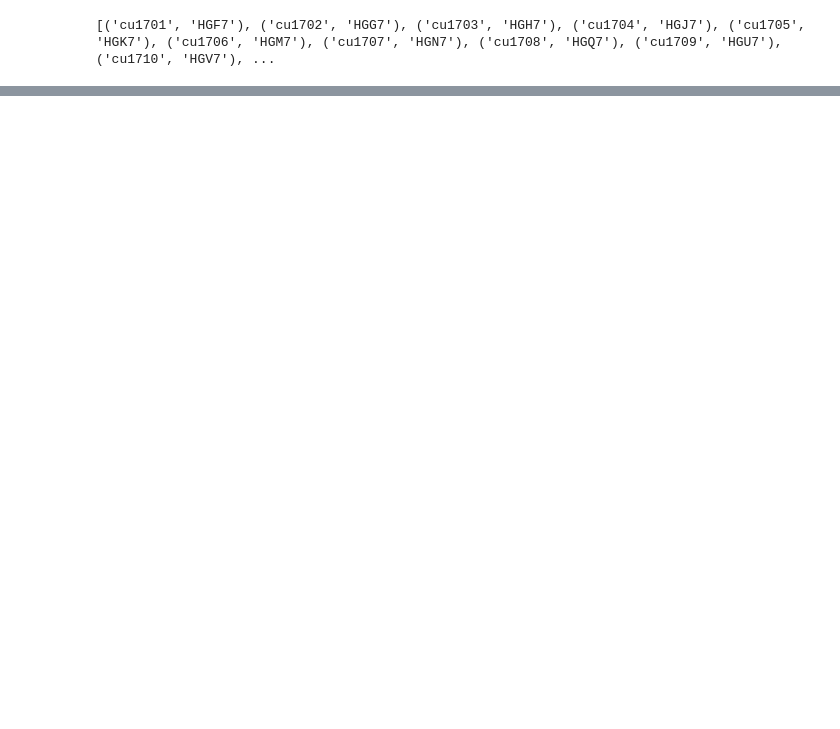
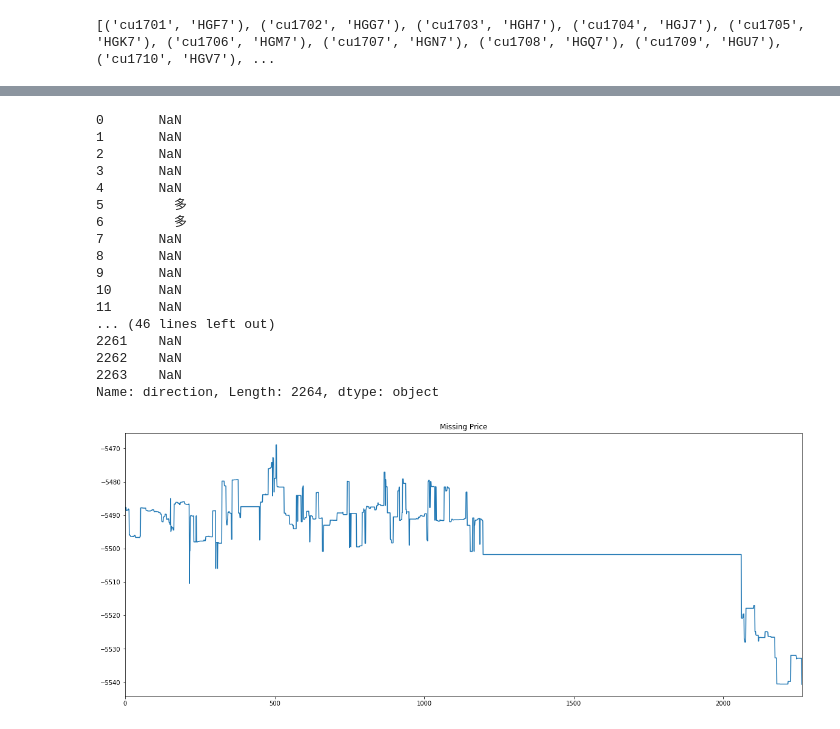
Before and after one commit to ArthurSS/jupyter_scripts, a Jupyter notebook: mongo/cross border arbi.ipynb, the cells around one changed output, grey strips where cells are left out. Cells and saved outputs as stored; diff of their text form; code cells hidden in the pictures; blank space fills up the shorter version.

```diff
--- a/mongo/cross border arbi.ipynb
+++ b/mongo/cross border arbi.ipynb
@@ -125,0 +236,73 @@ AttributeError: 'DataFrame' object has no attribute 'datetime'
+# %%
+# encoding:utf-8
+# 导出某个database的某个collection的某些record
+import datetime
+import pymongo
+
+import numpy as np
+import pandas as pd
+import matplotlib as mpl
+import matplotlib.pyplot as plt
+# mpl.style.use('ggplot')
+# 创建服务器
+default_client = pymongo.MongoClient('localhost', 27017)
+# 选择数据库
+tick_db = default_client['cross_border']
+edge_long_list = []
+edge_short_list = []
+
+date_list = [datetime.date(2017, 7, 14) + x for x in [datetime.timedelta(days=y) for y in range(1)]]
+for trading_d in date_list:
+    start_datetime1 = datetime.datetime(trading_d.year, trading_d.month, trading_d.day, 9, 0, 0)
+    end_datetime1 = datetime.datetime(trading_d.year, trading_d.month, trading_d.day, 10, 15, 0)
+    start_datetime2 = datetime.datetime(trading_d.year, trading_d.month, trading_d.day, 10, 30, 0)
+    end_datetime2 = datetime.datetime(trading_d.year, trading_d.month, trading_d.day, 11, 30, 0)
+    start_datetime3 = datetime.datetime(trading_d.year, trading_d.month, trading_d.day, 13, 30, 0)
+    end_datetime3 = datetime.datetime(trading_d.year, trading_d.month, trading_d.day, 15, 0, 0)
+
+    _query = {
+        '$or':[
+            {'datetime':{'$gte':start_datetime1, '$lte':end_datetime1}},
+        {'datetime':{'$gte':start_datetime2, '$lte':end_datetime2}},
+        {'datetime':{'$gte':start_datetime3, '$lte':end_datetime3}}
+        ],
+
+        '$or':[
+            {'on_timer':{'$eq': True}},
+            {'on_order':{'$eq': True}},
+            {'on_trade':{'$eq': True}},
+            {'send_order':{'$eq': True}},
+            {'cancel_order':{'$eq': True}}
+        ]
+    }
+
+
+    #选择collection和document
+    docs_long = tick_db['SHFECrossBorderCMECopperStrategy'].find(_query).sort([('datetime', pymongo.ASCENDING)])
+    edge_long_list += list(docs_long)
+
+result_long = pd.DataFrame(edge_long_list)
+#result_long.value += 5380
+result_long.edge_bid.plot(title=u'Missing Price', figsize=[20, 8])
+print(result_long.direction)
+result_long.to_csv('logging.csv', encoding='GBK')
+plt.show()
+# %% [output]
+0       NaN
+1       NaN
+2       NaN
+3       NaN
+4       NaN
+5         多
+6         多
+7       NaN
+8       NaN
+9       NaN
+10      NaN
+11      NaN
+... (46 lines left out)
+2261    NaN
+2262    NaN
+2263    NaN
+Name: direction, Length: 2264, dtype: object
+[figure, added]
```
Also changed, not shown: parts of 4 cells of this notebook, 2 other files.
